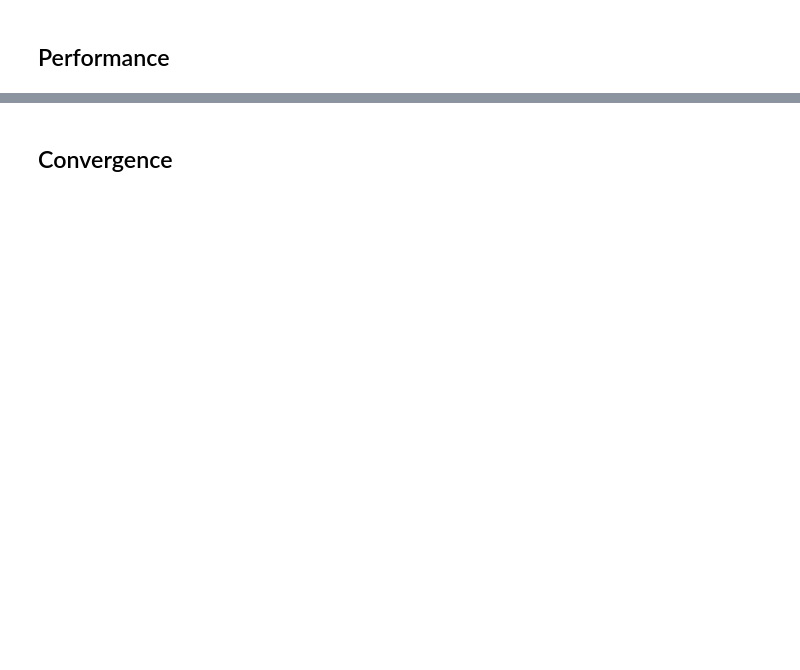
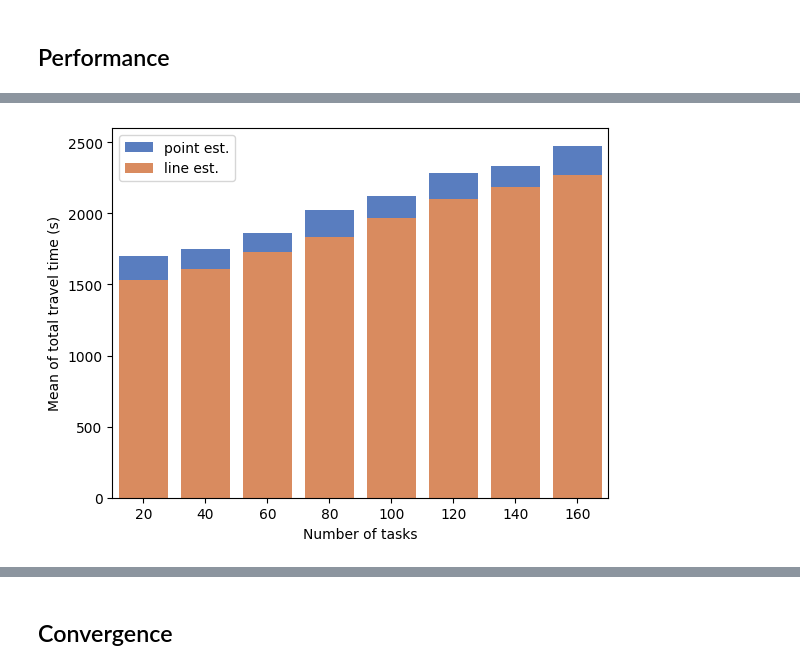
Before and after one commit to kasperg3/trajallocpy, a Jupyter notebook: plot_benchmarks.ipynb, the cells around one changed output, grey strips where cells are left out. Saved outputs shown, nothing was run; the diff lists cells and outputs as text; code cells hidden in the pictures; blank space fills up the shorter version.

```diff
--- a/plot_benchmarks.ipynb
+++ b/plot_benchmarks.ipynb
@@ -36,10 +39,10 @@ plt.ylabel('Total travel time (s)')
 # %%
-ours_naive_df = pd.read_csv("benchmarks/ours_naive_2robots_1200capacity_AC300.csv")
-ours_naive_1r_df = pd.read_csv("benchmarks/ours_naive_1robots_infcapacity_AC300.csv")
-ours_naive_4r_df = pd.read_csv("benchmarks/ours_naive_4robots_600capacity_AC300.csv")
-ours_df = pd.read_csv("benchmarks/ours_2robots_1200capacity_AC300.csv")
-ours_1r_df = pd.read_csv("benchmarks/ours_1robots_infcapacity_AC300.csv")
-ours_4r_df = pd.read_csv("benchmarks/ours_4robots_600capacity_AC300.csv")
+ours_naive_df = pd.read_csv("benchmarks/AC300/ours_naive_2robots_1200capacity_AC300.csv")
+ours_naive_1r_df = pd.read_csv("benchmarks/AC300/ours_naive_1robots_infcapacity_AC300.csv")
+ours_naive_4r_df = pd.read_csv("benchmarks/AC300/ours_naive_4robots_600capacity_AC300.csv")
+ours_df = pd.read_csv("benchmarks/AC300/ours_2robots_1200capacity_AC300.csv")
+ours_1r_df = pd.read_csv("benchmarks/AC300/ours_1robots_infcapacity_AC300.csv")
+ours_4r_df = pd.read_csv("benchmarks/AC300/ours_4robots_600capacity_AC300.csv")
 
 df1 = pd.concat(
     [
@@ -50,33 +53,35 @@ df1 = pd.concat(
 )
 
 df2 = pd.concat(
     [
         ours_naive_df.assign(dataset="point est.").assign(n_robots="1 robot"),
         ours_naive_df.assign(dataset="point est.").assign(n_robots="2 robots"),
         ours_naive_4r_df.assign(dataset="point est.").assign(n_robots="4 robots"),
     ]
 )
 
 # Combine the two DataFrames into one
 df = pd.concat([df1, df2], keys=['line est.', 'point est.']).reset_index()
 
 # Divide the DataFrame into bins of size 5
 bins = range(20, 199, 20)
 labels = [f'{i}' for i in bins[:-1]]
 df['group'] = pd.cut(df['num_tasks'], bins=bins, labels=labels)
 
 # Create a pivot table to calculate the mean income for each age group and dataset
 pivot_df = pd.pivot_table(df, values='totalRouteCosts', index='group', columns='level_0', aggfunc='mean')
 
 # Create a stacked bar chart with error bars using seaborn
 
 sns.barplot(x=pivot_df.index, y=pivot_df['point est.'], color=(0.2823529411764706, 0.47058823529411764, 0.8156862745098039), label='point est.')
 sns.barplot(x=pivot_df.index, y=pivot_df['line est.'], color=(0.9333333333333333, 0.5215686274509804, 0.2901960784313726), label='line est.')
 
 plt.xlabel('Number of tasks')
 plt.ylabel('Mean of total travel time (s)')
 plt.legend()
 plt.show()
+# %% [output]
+[figure, added]
 # %%
 # Combine the two DataFrames into one
 df = pd.concat([df1, df2], keys=['line est.', 'point est.']).reset_index()
```
Also changed, not shown: parts of 7 cells of this notebook, 32 other files.
